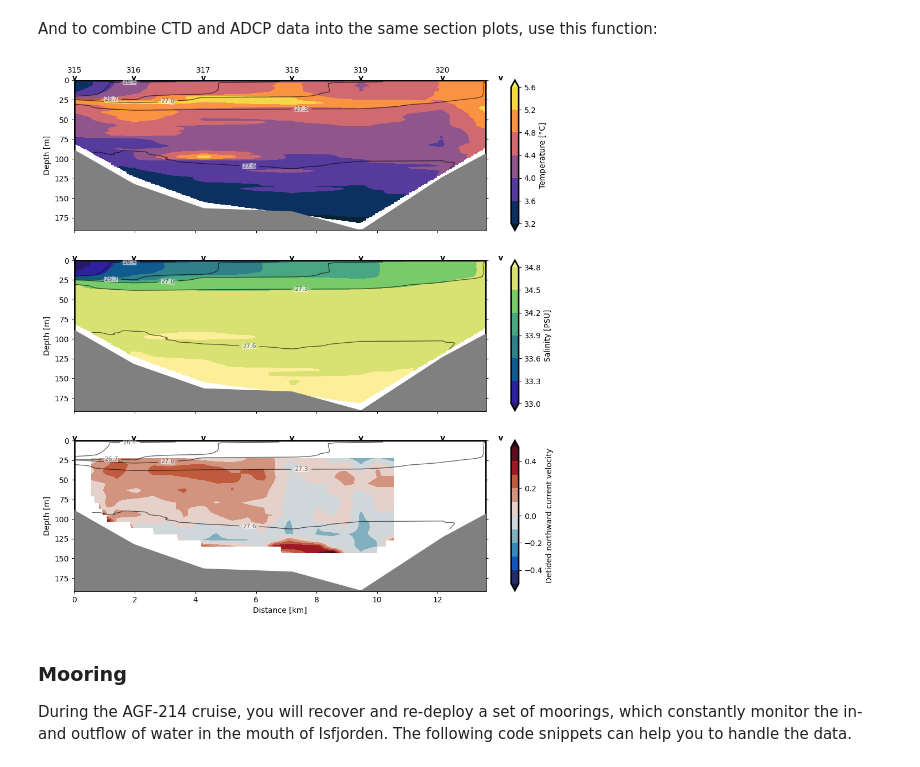
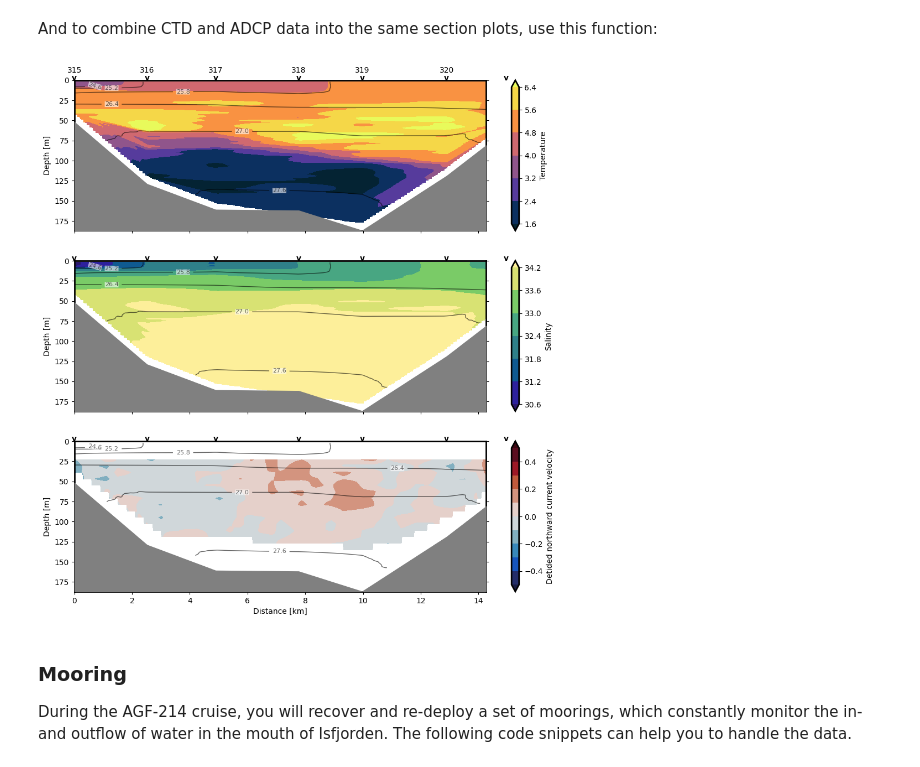
Before and after one commit to UNISvalbard/unisacsi, a Jupyter notebook: examples.ipynb, the cells around one changed output. Cells and saved outputs as stored; diff of their text form; code cells hidden in the pictures.

```diff
--- a/examples.ipynb
+++ b/examples.ipynb
@@ -87,7 +106,7 @@ dict_keys(['P', 'D', 'T', 'C', 'OX', 'TURB', 'PAR', 'S', 'Tpot', 'OXsat', 'sbe_m
 # %% [markdown]
 You can add another variable to each station, describing the water mass. You first need to load the definitions for the different water masses:
 # %%
-wm = pd.read_csv(f"{path_data}water_masses.csv", sep=";")
+wm = pd.read_csv(os.path.join(path_data,"water_masses.csv"), sep=";")
 CTD = Oc.ctd_identify_water_masses(CTD, wm)
 cmap_watermasses = mpl.colors.LinearSegmentedColormap.from_list("wm_colors", [tuple(int(h.lstrip("#")[i:i+2], 16)/255. for i in (0,2,4)) for h in wm["color"].tolist()], N=7)
 # %% [markdown]
@@ -285,8 +313,8 @@ Data variables:
 # %% [markdown]
 The vessel-mounted ADCP measures constantly (not only at the CTD stations). Consequently, "station" is not a good dimsension for the dataset. We rather want to use time:
 # %%
-ds_codas = Oc.read_ADCP_CODAS(f"{path_data}VMADCP/CODAS/os75bb_short_STA.nc")
-ds_winadcp = Oc.read_WinADCP(f"{path_data}VMADCP/WinADCP/AGF214_202309_031_STA.mat")
+ds_codas = Oc.read_ADCP_CODAS(os.path.join(path_data,"VMADCP/CODAS/os75bb_short_STA.nc"))
+ds_winadcp = Oc.read_WinADCP(os.path.join(path_data,"VMADCP/WinADCP/AGF214_202409_016_STA.mat"))
 print(ds_winadcp)
 print(ds_codas)
 # %% [output]
@@ -319,6 +351,6 @@ In order to interpret the sections measured by the VM-ADCP without the influence
 # %%
-ds_codas = Oc.detide_VMADCP(ds_codas, f"{path_data}Tidal_models/", "Arc2kmTM")
-ds_winadcp = Oc.detide_VMADCP(ds_winadcp, f"{path_data}Tidal_models/", "Arc2kmTM")
+ds_codas = Oc.detide_VMADCP(ds_codas, os.path.join(path_data,"Tidal_models/"), "Arc2kmTM")
+ds_winadcp = Oc.detide_VMADCP(ds_winadcp, os.path.join(path_data,"Tidal_models/"), "Arc2kmTM")
 # %% [markdown]
 Afterwards, you also want to calculate the current speed perpendicular to the ship's track:
 # %%
@@ -336,9 +399,8 @@ Oc.check_VM_ADCP_map(ds_codas)
 # %% [markdown]
 After picking the right time periods, you get the section like this:
 # %%
-ds_codas_nf = Oc.section_to_xarray(ds_codas, time_periods=[["2023-10-02T20:55", "2023-10-02T23:03"]], ship_speed_threshold=2.)
-
-ds_winadcp_nf = Oc.section_to_xarray(ds_winadcp, time_periods=[["2023-10-02T20:55", "2023-10-02T23:03"]], ship_speed_threshold=2.)
+ds_codas_nf = Oc.section_to_xarray(ds_codas, time_periods=[["2024-09-26T07:38", "2024-09-26T10:22"]], ship_speed_threshold=2.)
+ds_winadcp_nf = Oc.section_to_xarray(ds_winadcp, time_periods=[["2024-09-26T07:38", "2024-09-26T10:22"]], ship_speed_threshold=2.)
 # %% [markdown]
 Have a look at the currents in 50 m depth on a map:
 # %%
@@ -389,10 +434,10 @@ And to combine CTD and ADCP data into the same section plots, use this function:
 # %%
 fig, axes, pics = Oc.plot_xarray_sections([ds_CTD_nf["T"], ds_CTD_nf["S"], ds_codas_nf["v_detide"]],
                           [cmo.cm.thermal, cmo.cm.haline, cmo.cm.balance],
-                          [None, None, np.arange(-0.5, 0.50001, 0.1)],
-                          ds_CTD_nf["SIGTH"], interp=True)
+                          list_clevels=[None, None, np.arange(-0.5, 0.50001, 0.1)],
+                          da_contours=ds_CTD_nf["SIGTH"], interp=True)
 # %% [output]
-[figure, old version]
+[figure, new version]
 # %% [markdown]
 ### Mooring
 
```
Also changed, not shown: parts of 69 cells of this notebook, 1 other file.
